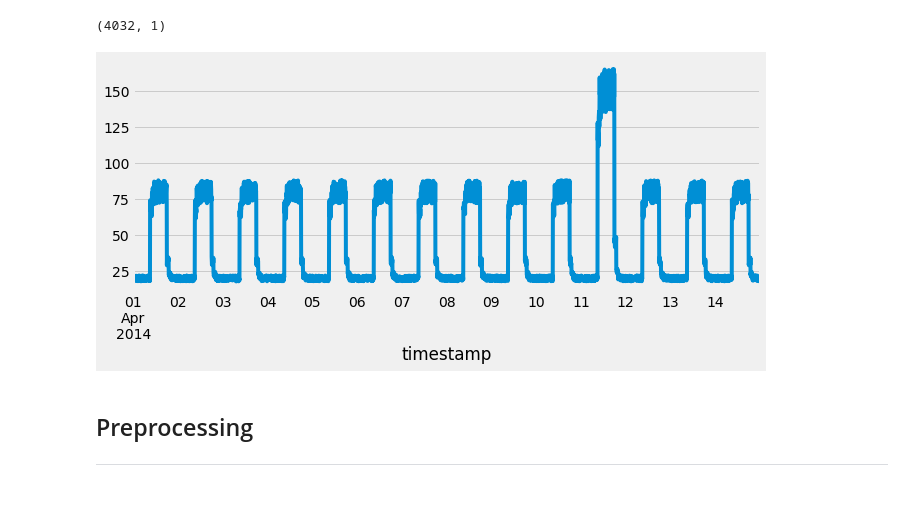
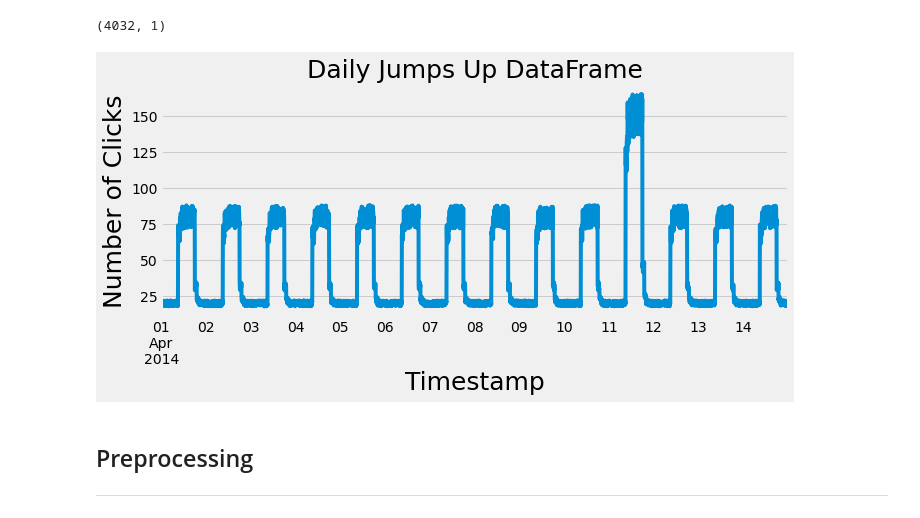
Before and after one commit to Cormac88/machine-learning-and-statistics, a Jupyter notebook: anomaly-detection.ipynb, the cells around one changed output. Saved outputs shown, nothing was run; the diff lists cells and outputs as text; code cells hidden in the pictures.

```diff
--- a/anomaly-detection.ipynb
+++ b/anomaly-detection.ipynb
@@ -228,11 +237,14 @@ df_daily_jumpsup.shape
 # %%
 # Shortcut for initializing a figure and subplot axes.
 fig, ax = plt.subplots(figsize=(10,4))
 
 # Use pandas to plot data frame.
-df_daily_jumpsup.plot(legend=False, ax=ax);
+df_daily_jumpsup.plot(legend=False, ax=ax)
+plt.xlabel('Timestamp', fontsize=25)
+plt.ylabel('Number of Clicks', fontsize=25)
+plt.title('Daily Jumps Up DataFrame', fontsize=25);
 # %% [output]
-[figure, old version]
+[figure, new version]
 # %% [markdown]
 ## Preprocessing
 
```
Also changed, not shown: parts of 21 cells of this notebook.
